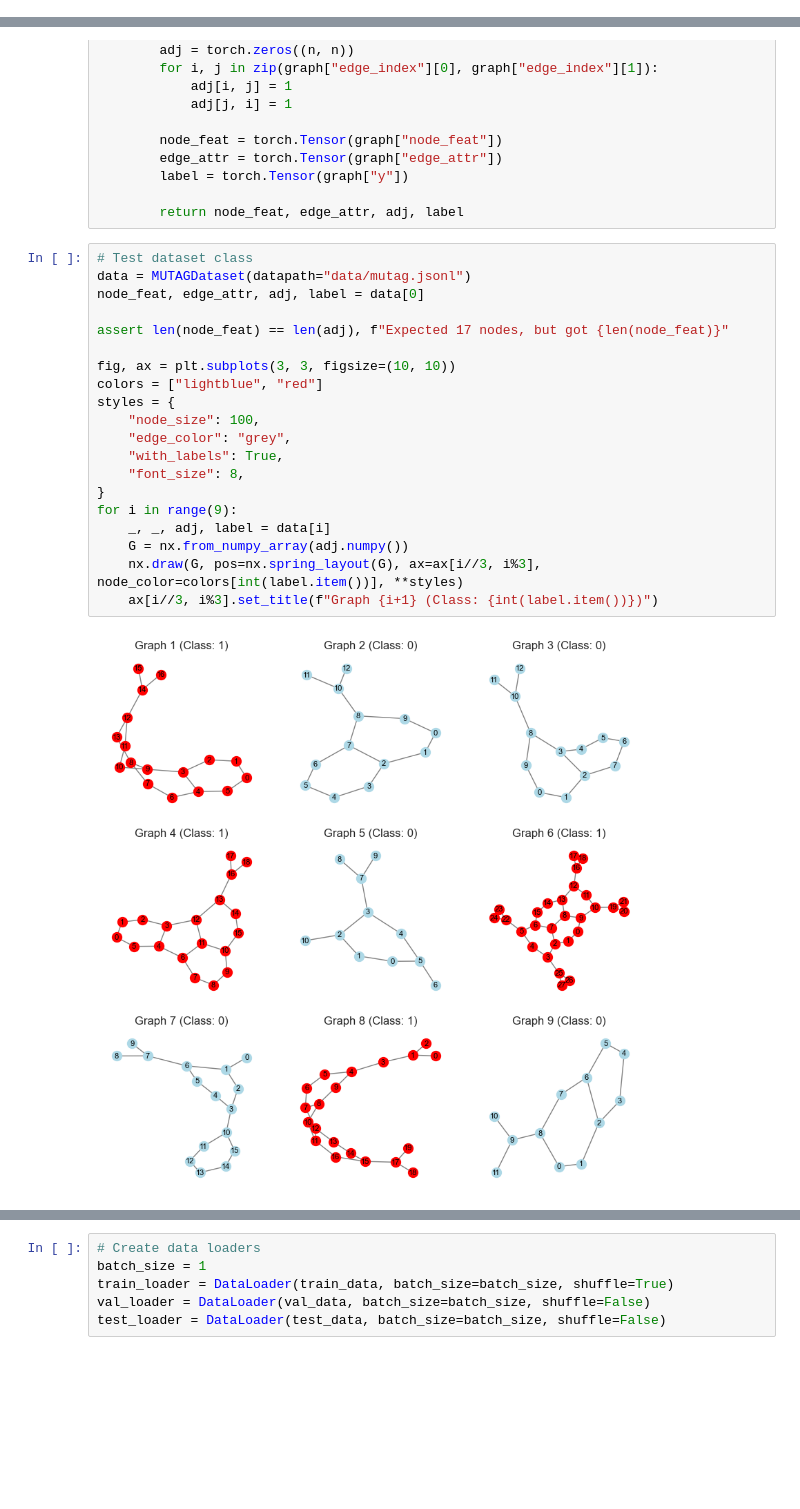
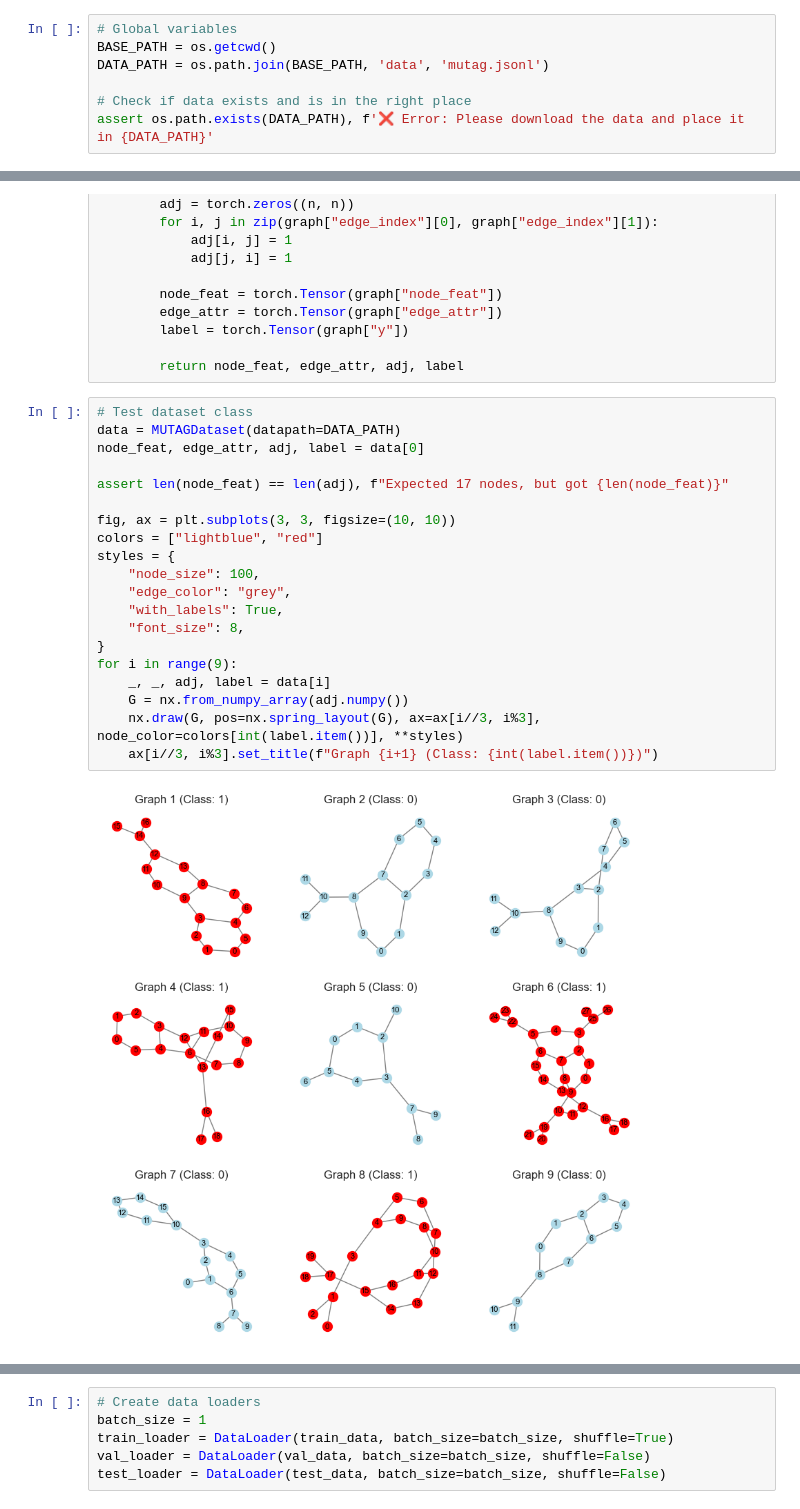
Before and after one commit to mikasenghaas/cs502, a Jupyter notebook: homeworks/2/Homework_2.ipynb, the cells around one changed output, grey strips where cells are left out. Saved outputs shown, nothing was run; the diff lists cells and outputs as text; blank space fills up the shorter version.

```diff
--- a/homeworks/2/Homework_2.ipynb
+++ b/homeworks/2/Homework_2.ipynb
@@ -31,6 +37,13 @@ print(sys.version)
 # %% [output]
 3.9.16 (main, Dec 16 2022, 22:25:05)
 [Clang 14.0.0 (clang-1400.0.29.202)]
+# %%
+# Global variables
+BASE_PATH = os.getcwd()
+DATA_PATH = os.path.join(BASE_PATH, 'data', 'mutag.jsonl')
+
+# Check if data exists and is in the right place
+assert os.path.exists(DATA_PATH), f'❌ Error: Please download the data and place it in {DATA_PATH}'
 # %%
 # Set seed for reproducibility
 random.seed(1)
@@ -455,25 +578,25 @@ class MUTAGDataset(Dataset):
         return node_feat, edge_attr, adj, label
 # %%
 # Test dataset class
-data = MUTAGDataset(datapath="data/mutag.jsonl")
+data = MUTAGDataset(datapath=DATA_PATH)
 node_feat, edge_attr, adj, label = data[0]
 
 assert len(node_feat) == len(adj), f"Expected 17 nodes, but got {len(node_feat)}"
 
 fig, ax = plt.subplots(3, 3, figsize=(10, 10))
 colors = ["lightblue", "red"]
 styles = {
     "node_size": 100,
     "edge_color": "grey",
     "with_labels": True,
     "font_size": 8,
 }
 for i in range(9):
     _, _, adj, label = data[i]
     G = nx.from_numpy_array(adj.numpy())
     nx.draw(G, pos=nx.spring_layout(G), ax=ax[i//3, i%3],  node_color=colors[int(label.item())], **styles)
     ax[i//3, i%3].set_title(f"Graph {i+1} (Class: {int(label.item())})")
 # %% [output]
-[figure, old version]
+[figure, new version]
 # %%
 # Data splitting
```
Also changed, not shown: parts of 39 cells of this notebook.
